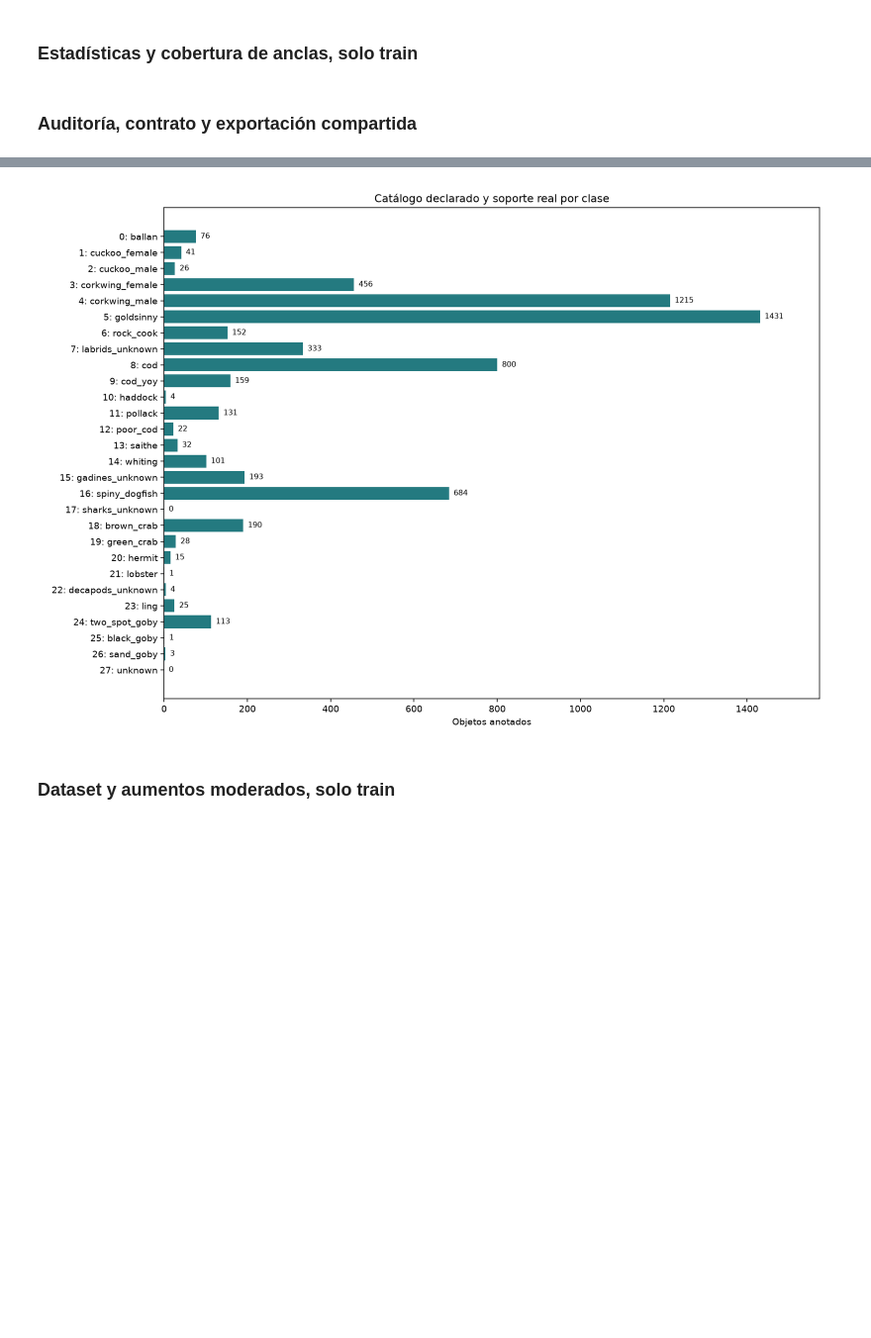
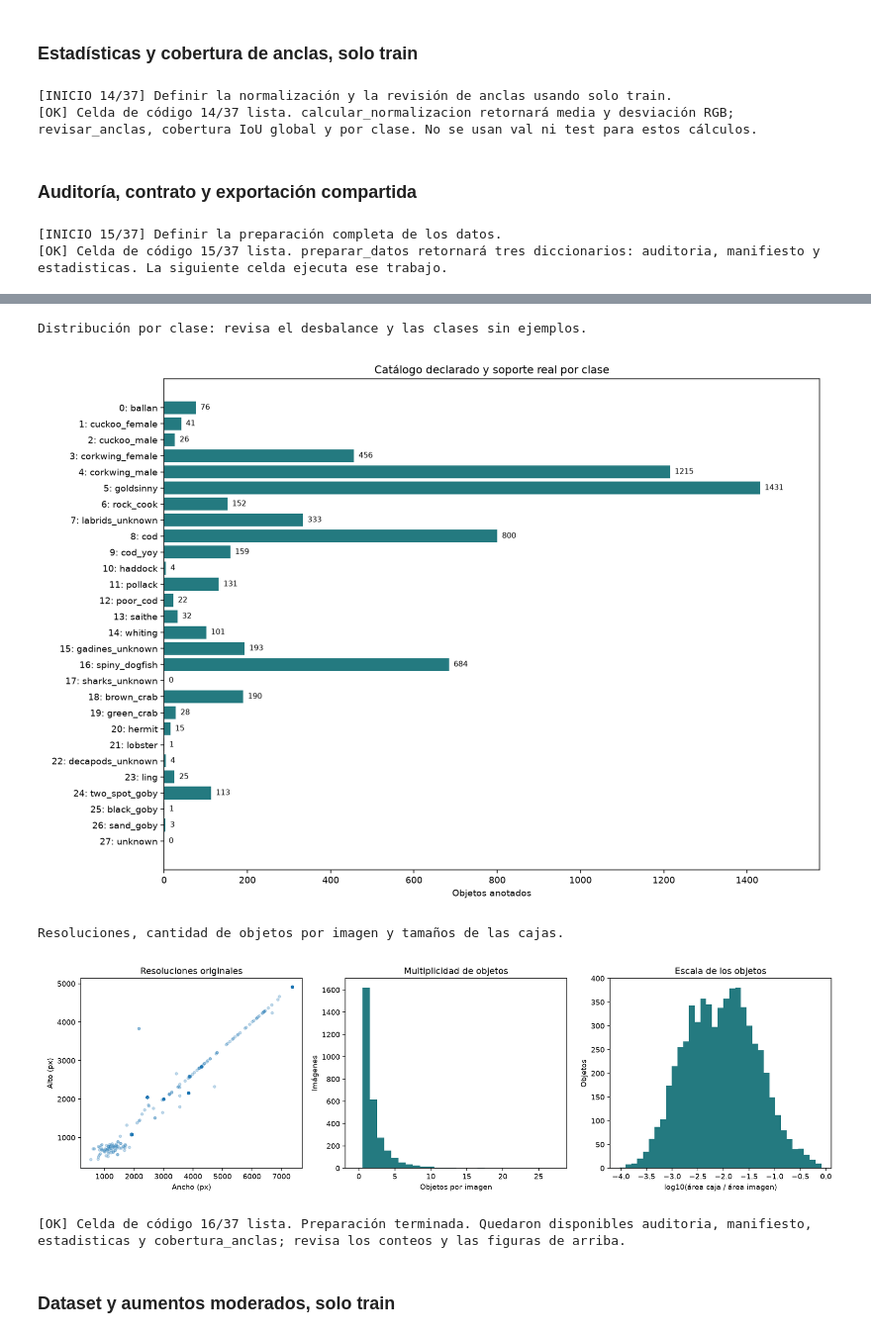
Before and after one commit to Deux258/DeepLearning, a Jupyter notebook: Tarea_2_completo.ipynb, the cells around one changed output, grey strips where cells are left out. Shown at 99% size. Cells and saved outputs as stored; diff of their text form; code cells hidden in the pictures; blank space fills up the shorter version.

```diff
--- a/Material/Tarea_2_antes_unificar_c61eea4a2a30.ipynb
+++ b/Tarea_2_completo.ipynb
@@ -1592,6 +1729,9 @@ def depurar(source, output):
 # %% [markdown]
 ### Estadísticas y cobertura de anclas, solo train
 # %%
+# TAREA2_CELL_INICIO
+print('[INICIO 14/37] Definir la normalización y la revisión de anclas usando solo train.', flush=True)
+
 def calcular_normalizacion(auditoria, manifest, size=512):
     """Estadísticas por píxel de las entradas letterbox, SOLO de train."""
     revisar_manifiesto(auditoria, manifest)
@@ -1670,22 +1810,38 @@ def revisar_anclas(auditoria, manifest, size=512):
             for cat in auditoria["categories"]
         ],
     }
+
+# TAREA2_CELL_STATUS
+print('[OK] Celda de código 14/37 lista. calcular_normalizacion retornará media y desviación RGB; revisar_anclas, cobertura IoU global y por clase. No se usan val ni test para estos cálculos.', flush=True)
+# %% [output]
+[INICIO 14/37] Definir la normalización y la revisión de anclas usando solo train.
+[OK] Celda de código 14/37 lista. calcular_normalizacion retornará media y desviación RGB; revisar_anclas, cobertura IoU global y por clase. No se usan val ni test para estos cálculos.
 # %% [markdown]
 ### Auditoría, contrato y exportación compartida
 # %%
+# TAREA2_CELL_INICIO
+print('[INICIO 15/37] Definir la preparación completa de los datos.', flush=True)
+
 def preparar_datos():
+    print('Revisando si los datos están disponibles; si faltan, se descargarán.', flush=True)
     raiz = asegurar_dataset()
     carpeta = RAIZ_ESTUDIO / 'datos'
     carpeta.mkdir(parents=True, exist_ok=True)
     if (carpeta / 'manifiesto.json').is_file():
-        return cargar_contrato(raiz)
+        print('Hay un contrato guardado. Revisando sus firmas y los archivos de imagen; esto puede tomar un rato.', flush=True)
+        resultado = cargar_contrato(raiz)
+        print('Contrato recuperado y archivos verificados.', flush=True)
+        return resultado
     print('Auditoría del dataset: no modifica imágenes ni etiquetas originales.')
+    print('Iniciando auditoría de imágenes y etiquetas.', flush=True)
     cruda = auditar(raiz, carpeta / 'auditoria_fuente')
+    print('Auditoría de la fuente terminada. Revisando contradicciones y etiquetas recuperables.', flush=True)
     auditoria = depurar(cruda, carpeta / 'curacion')
     manifiesto = copy.deepcopy(PARTICIONES_ORIGINALES)
     if huella_dataset(auditoria) != manifiesto['dataset_fingerprint']:
         raise ValueError('La depuración no reproduce el dataset original; no se redistribuyen IDs automáticamente.')
     revisar_manifiesto(auditoria, manifiesto)
+    print('Particiones revisadas. Calculando normalización RGB solo con train.', flush=True)
     estadisticas = calcular_normalizacion(auditoria, manifiesto, TAMANO)
     validar_contrato(auditoria, manifiesto, estadisticas)
     guardar_json(carpeta / 'auditoria.json', auditoria)
@@ -1698,13 +1854,45 @@ def preparar_datos():
     print({s: len(ids) for s, ids in manifiesto['partitions'].items()})
     print('Clases:', len(auditoria['categories']), '| objetos:', auditoria['summary']['objects'])
     return auditoria, manifiesto, estadisticas
+
+# TAREA2_CELL_STATUS
+print('[OK] Celda de código 15/37 lista. preparar_datos retornará tres diccionarios: auditoria, manifiesto y estadisticas. La siguiente celda ejecuta ese trabajo.', flush=True)
+# %% [output]
+[INICIO 15/37] Definir la preparación completa de los datos.
+[OK] Celda de código 15/37 lista. preparar_datos retornará tres diccionarios: auditoria, manifiesto y estadisticas. La siguiente celda ejecuta ese trabajo.
 # %%
+# TAREA2_CELL_INICIO
+print('[INICIO 16/37] Preparar los datos y revisar sus resultados.', flush=True)
+
 auditoria, manifiesto, estadisticas = preparar_datos()
-print(json.dumps(auditoria['summary'], ensure_ascii=False, indent=2))
+resumen_datos = auditoria['summary']
+print(f"Datos preparados: {resumen_datos['images']} imágenes, {resumen_datos['objects']} objetos, "
+      f"{resumen_datos['classes_observed']} clases observadas de {resumen_datos['classes_declared']} declaradas.", flush=True)
+print('Imágenes por conjunto:', {k: len(v) for k, v in manifiesto['partitions'].items()})
+print('Imágenes sin objetos:', resumen_datos['empty_images'])
+for aviso in auditoria.get('warnings', []):
+    print('Ojo con este punto de la auditoría:', aviso, flush=True)
 print('Media:', estadisticas['mean'], '| desviación:', estadisticas['std'])
+print('Revisando qué tan bien las anclas cubren las cajas de train.', flush=True)
 cobertura_anclas = revisar_anclas(auditoria, manifiesto, TAMANO)
 guardar_json(RAIZ_ESTUDIO / 'datos/cobertura_anclas.json', cobertura_anclas)
 print('Cobertura de anclas IoU ≥ 0,5:', cobertura_anclas['recall_iou_50'])
-display(Image.open(RAIZ_ESTUDIO / 'datos/curacion/annotations.jpg'))
-display(Image.open(RAIZ_ESTUDIO / 'datos/curacion/class_distribution.png'))
+print(f"Cobertura con IoU ≥ 0,75: {cobertura_anclas['recall_iou_75']:.2%}; "
+      f"mejor IoU promedio: {cobertura_anclas['mean_best_iou']:.3f}")
+print('Esta cobertura describe las anclas antes de entrenar; no mide la calidad del detector.')
+for archivo, explicacion in (
+    ('annotations.jpg', 'Muestra de etiquetas: revisa si las cajas calzan con los organismos.'),
+    ('class_distribution.png', 'Distribución por clase: revisa el desbalance y las clases sin ejemplos.'),
+    ('data_distributions.png', 'Resoluciones, cantidad de objetos por imagen y tamaños de las cajas.'),
+):
+    ruta_figura = RAIZ_ESTUDIO / 'datos/curacion' / archivo
+    if ruta_figura.is_file():
+        print(explicacion, flush=True)
+        with Image.open(ruta_figura) as figura_datos:
+            display(figura_datos.copy())
+    else:
+        print('Figura pendiente:', ruta_figura, flush=True)
+
+# TAREA2_CELL_STATUS
+print('[OK] Celda de código 16/37 lista. Preparación terminada. Quedaron disponibles auditoria, manifiesto, estadisticas y cobertura_anclas; revisa los conteos y las figuras de arriba.', flush=True)
 # %% [output]
@@ -1728,5 +1916,9 @@ Cobertura de anclas IoU ≥ 0,5: 0.7602008788449467
 [figure]
+Distribución por clase: revisa el desbalance y las clases sin ejemplos.
 [figure]
+Resoluciones, cantidad de objetos por imagen y tamaños de las cajas.
+[figure, added]
+[OK] Celda de código 16/37 lista. Preparación terminada. Quedaron disponibles auditoria, manifiesto, estadisticas y cobertura_anclas; revisa los conteos y las figuras de arriba.
 # %% [markdown]
 ### Dataset y aumentos moderados, solo train
 # %%
```
Also changed, not shown: parts of 45 cells of this notebook, 27 other files.
